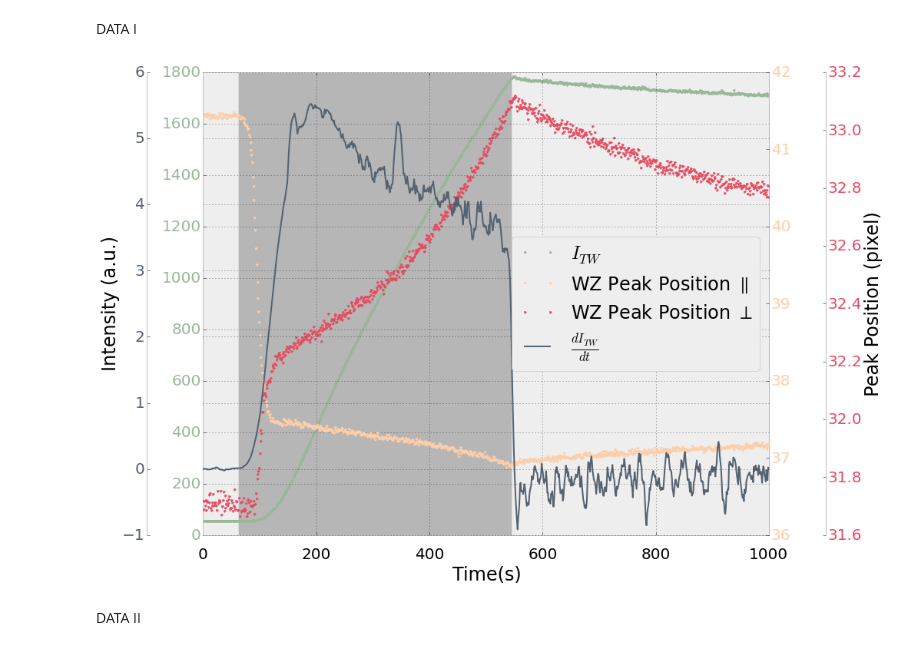
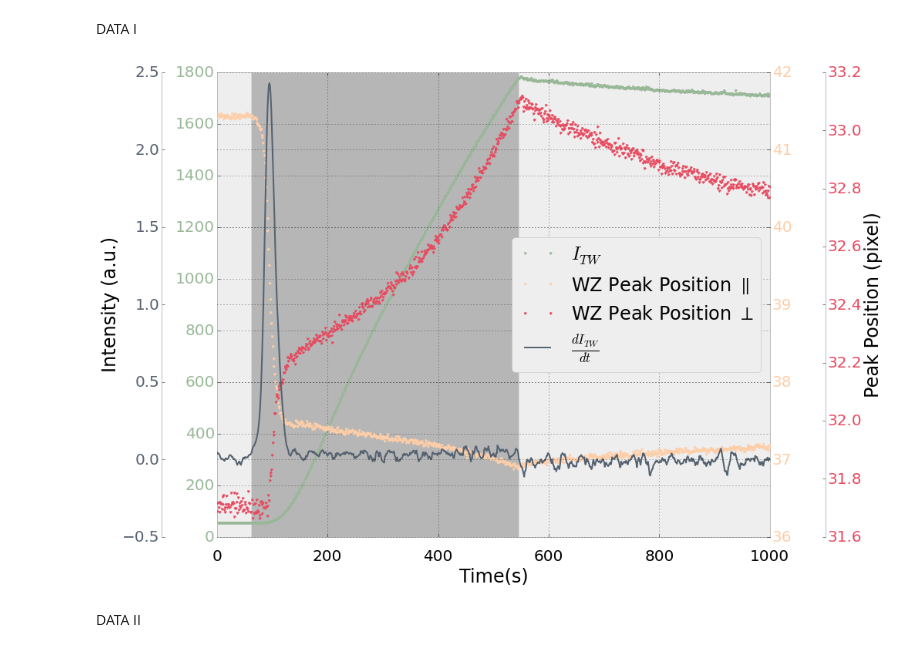
Before and after one commit to giulioungaretti/SPring8, a Jupyter notebook: 0800 time 1.ipynb, the cells around one changed output. Cells and saved outputs as stored; diff of their text form; code cells hidden in the pictures.

```diff
--- a/0800 time 1.ipynb
+++ b/0800 time 1.ipynb
@@ -280,35 +282,35 @@ fig, ax = subplots(figsize=(15,10))
 ax1 = ax.twinx()
 ax2 = ax.twinx()
 ax1.plot(dataI.Time, dataI.COM_x_WZ,'.', label='WZ Peak Position $\parallel $ ', c='#FECEA8')
 ax2.plot(dataI.Time, dataI.COM_y_WZ,'.', label = 'WZ Peak Position $\perp $', c='#E84A5F')
 ax.plot(dataI.Time, dataI.Int_TW, '.',label= '$I_{TW}$', c='#99B898')
 ax3 = ax.twinx()
-ax3.plot(dataI.Time, savitzky_golay(dataI.Int_TW.values,15,2,1),label= r'$\frac{dI_{TW}}{dt}$', c='#556270' )
+ax3.plot(dataI.Time, savitzky_golay(dataI.Int_WZ.values,15,2,1),label= r'$\frac{dI_{TW}}{dt}$', c='#556270' )
 update_legend(fig,7)
 
 make_spine_invisible(ax2, "right")
 offset_axis(ax2,1.1)
 make_spine_invisible(ax3, "left")
 
 offset_axis(ax3,-0.1, "left")
 
 ax2.grid('off')
 ax1.grid('off')
 ax.tick_params(axis='x', pad=15)
 color_ticks(fig)
 shade(on_off,ax)
 ax.set_xlabel('Time(s)')
 ax2.set_ylabel('Peak Position (pixel)')
 ax3.set_ylabel('Intensity (a.u.)')
 #ax.set_xticks(xrange(300,900,50),minor=True)
 ax.grid(True, which='both')
 
 
 tight_layout()
 
 # fig.savefig('strain.pdf')
 # %% [output]
-[figure, old version]
+[figure, new version]
 # %% [markdown]
 DATA II
 # %%
```
Also changed, not shown: parts of 7 cells of this notebook, 8 other files.
